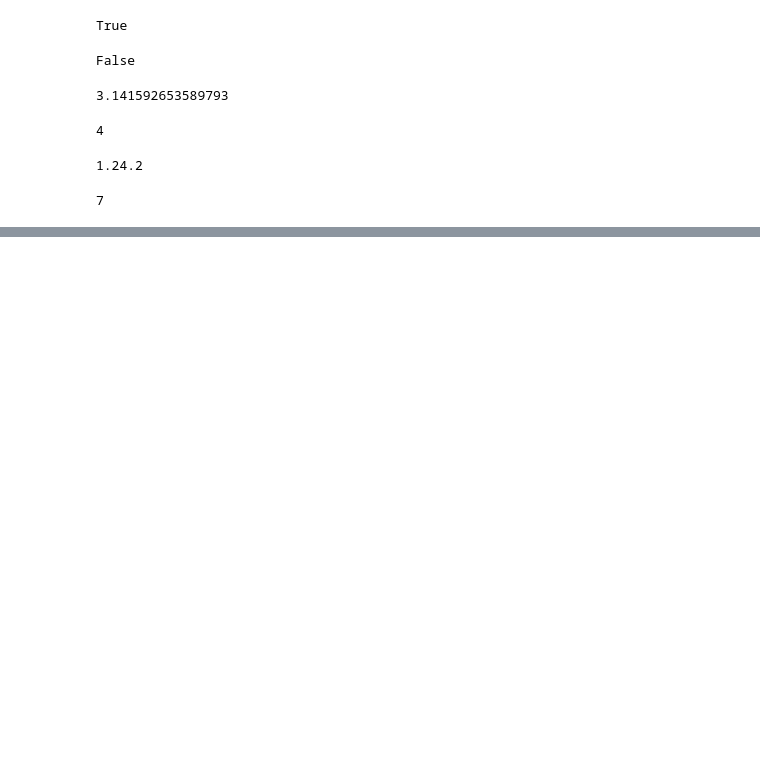
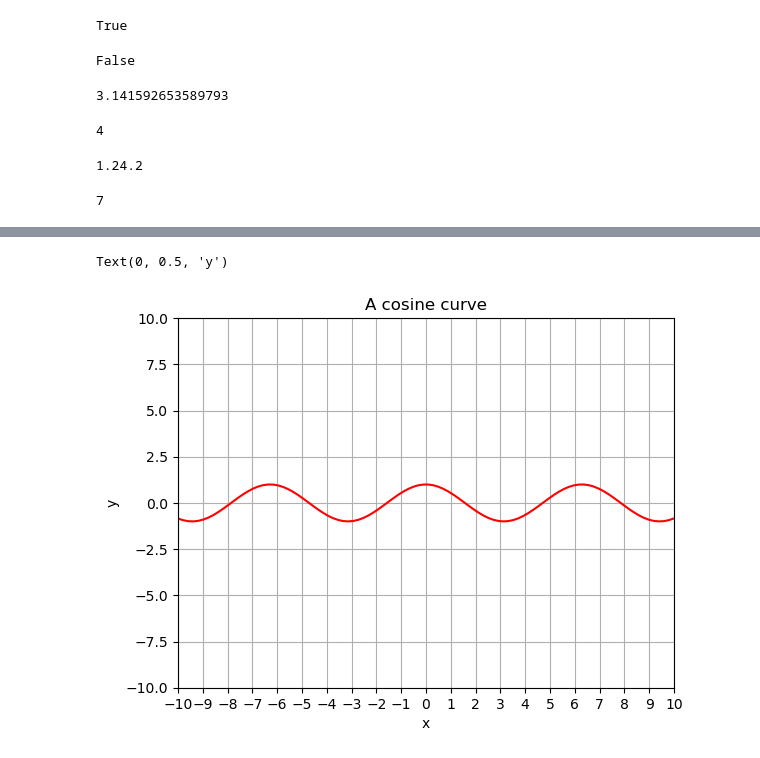
Before and after one commit to jeremy9959/Grad5100, a Jupyter notebook: docs/02-JupyterWalkthrough/notebooks/JupyterWalkthrough.ipynb, the cells around one changed output, grey strips where cells are left out. Cells and saved outputs as stored; diff of their text form; code cells hidden in the pictures; blank space fills up the shorter version.

```diff
--- a/docs/02-JupyterWalkthrough/notebooks/JupyterWalkthrough.ipynb
+++ b/docs/02-JupyterWalkthrough/notebooks/JupyterWalkthrough.ipynb
@@ -230,0 +300,14 @@ randint(1,10)
+# %%
+z=np.linspace(-10,10,100)
+plt.axes()
+plt.plot(z,np.cos(z),color='red')
+plt.title("A cosine curve")
+plt.grid()
+plt.xlim(-10,10)
+plt.ylim(-10,10)
+plt.xticks(list(range(-10,11)))
+plt.xlabel("x")
+plt.ylabel("y")
+# %% [output]
+Text(0, 0.5, 'y')
+[figure, added]
```
Also changed, not shown: parts of 13 cells of this notebook, 2 other files.
